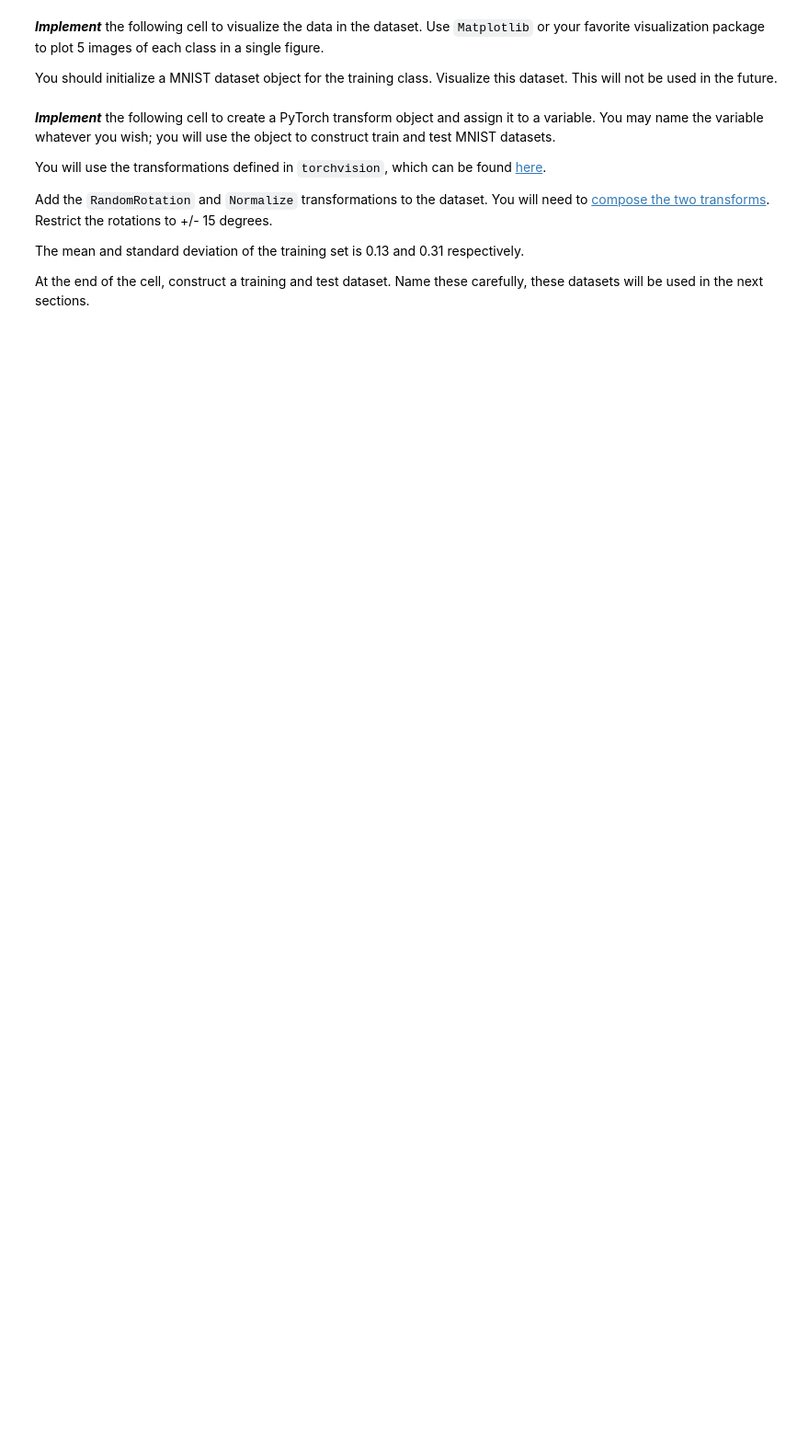
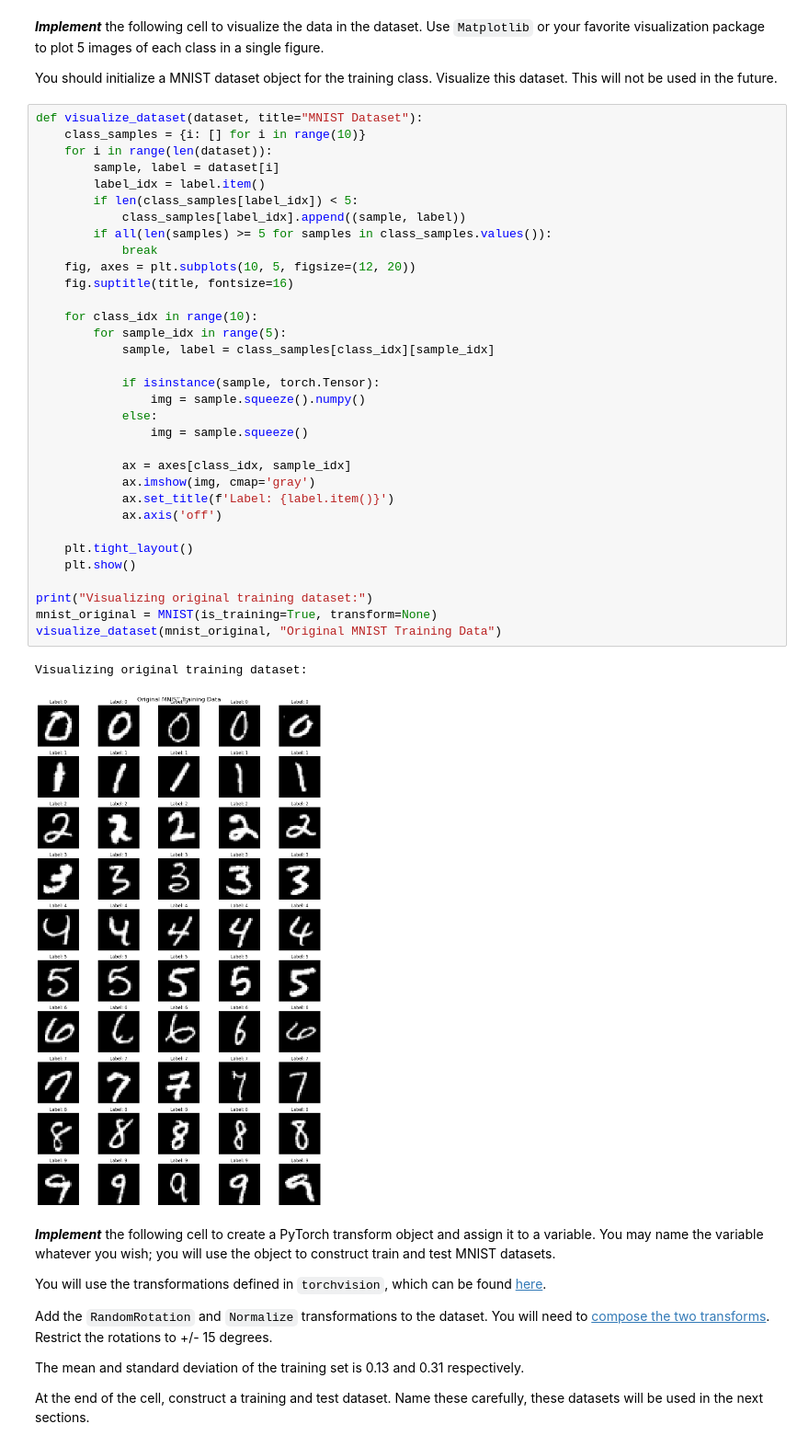
Before and after one commit to damnshah17/Damnshah, a Jupyter notebook: cs480e_2025,3f_assignment2.ipynb, the cells around one changed output. Shown at 92% size. Cells and saved outputs as stored; diff of their text form; blank space fills up the shorter version.

Commit message:
part 1 visualize commit 3

```diff
--- a/cs480e_2025,3f_assignment2.ipynb
+++ b/cs480e_2025,3f_assignment2.ipynb
@@ -212,6 +212,42 @@ print(end-start)
 ***Implement*** the following cell to visualize the data in the dataset. Use `Matplotlib` or your favorite visualization package to plot 5 images of each class in a single figure.
 
 You should initialize a MNIST dataset object for the training class. Visualize this dataset. This will not be used in the future.
+# %%
+def visualize_dataset(dataset, title="MNIST Dataset"):
+    class_samples = {i: [] for i in range(10)}
+    for i in range(len(dataset)):
+        sample, label = dataset[i]
+        label_idx = label.item()
+        if len(class_samples[label_idx]) < 5:
+            class_samples[label_idx].append((sample, label))
+        if all(len(samples) >= 5 for samples in class_samples.values()):
+            break
+    fig, axes = plt.subplots(10, 5, figsize=(12, 20))
+    fig.suptitle(title, fontsize=16)
+
+    for class_idx in range(10):
+        for sample_idx in range(5):
+            sample, label = class_samples[class_idx][sample_idx]
+
+            if isinstance(sample, torch.Tensor):
+                img = sample.squeeze().numpy()
+            else:
+                img = sample.squeeze()
+
+            ax = axes[class_idx, sample_idx]
+            ax.imshow(img, cmap='gray')
+            ax.set_title(f'Label: {label.item()}')
+            ax.axis('off')
+
+    plt.tight_layout()
+    plt.show()
+
+print("Visualizing original training dataset:")
+mnist_original = MNIST(is_training=True, transform=None)
+visualize_dataset(mnist_original, "Original MNIST Training Data")
+# %% [output]
+Visualizing original training dataset:
+[figure, added]
 # %% [markdown]
 ***Implement***
 the following cell to create a PyTorch transform object and
```
Also changed, not shown: parts of 2 cells of this notebook.
